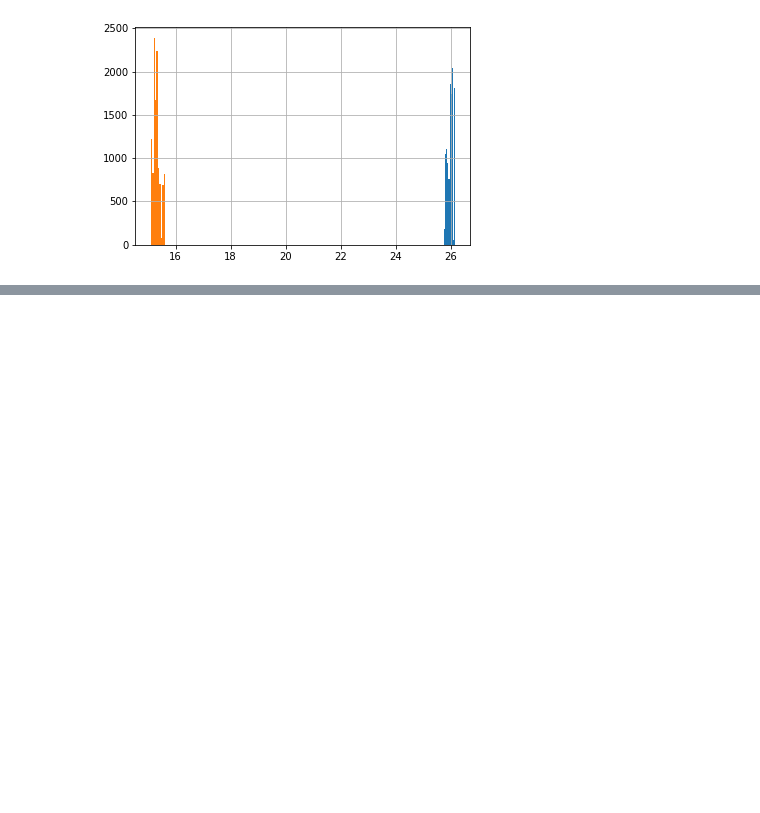
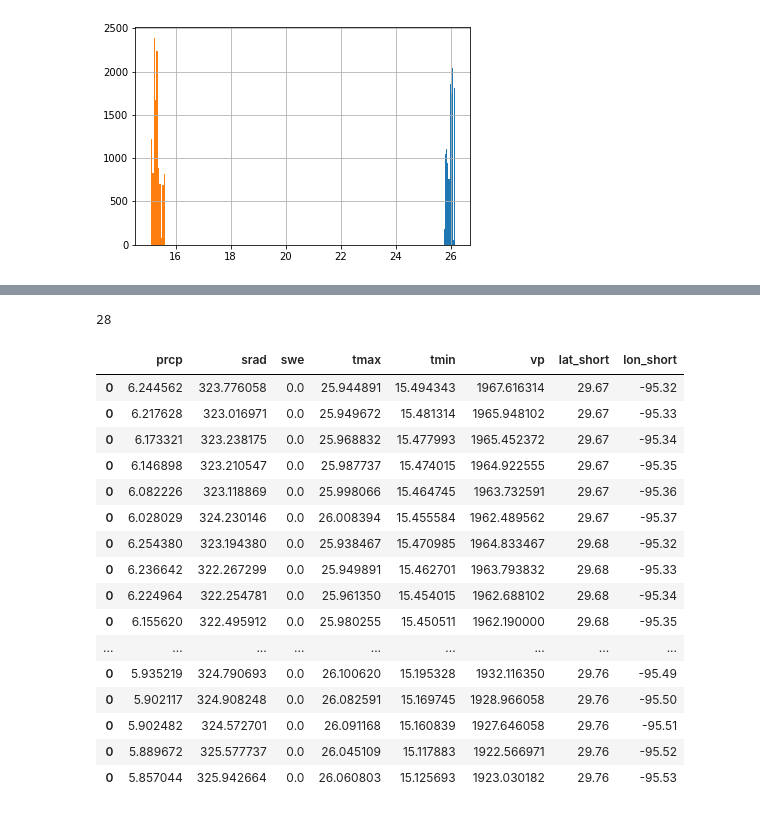
Before and after one commit to v4vigtory/Hyperlocal-Air-Quality-Prediction-in-Houston-neighborhoods, a Jupyter notebook: notebooks/cleaning/met_data.ipynb, the cells around one changed output, grey strips where cells are left out. Cells and saved outputs as stored; diff of their text form; code cells hidden in the pictures; blank space fills up the shorter version.

```diff
--- a/notebooks/cleaning/met_data.ipynb
+++ b/notebooks/cleaning/met_data.ipynb
@@ -177,0 +254,22 @@ Name: tmin, dtype: float64
+# %%
+print(len(met_predict))
+met_predict
+# %% [output]
+28
+|  | prcp | srad | swe | tmax | tmin | vp | lat_short | lon_short |
+| 0 | 6.244562 | 323.776058 | 0.0 | 25.944891 | 15.494343 | 1967.616314 | 29.67 | -95.32 |
+| 0 | 6.217628 | 323.016971 | 0.0 | 25.949672 | 15.481314 | 1965.948102 | 29.67 | -95.33 |
+| 0 | 6.173321 | 323.238175 | 0.0 | 25.968832 | 15.477993 | 1965.452372 | 29.67 | -95.34 |
+| 0 | 6.146898 | 323.210547 | 0.0 | 25.987737 | 15.474015 | 1964.922555 | 29.67 | -95.35 |
+| 0 | 6.082226 | 323.118869 | 0.0 | 25.998066 | 15.464745 | 1963.732591 | 29.67 | -95.36 |
+| 0 | 6.028029 | 324.230146 | 0.0 | 26.008394 | 15.455584 | 1962.489562 | 29.67 | -95.37 |
+| 0 | 6.254380 | 323.194380 | 0.0 | 25.938467 | 15.470985 | 1964.833467 | 29.68 | -95.32 |
+| 0 | 6.236642 | 322.267299 | 0.0 | 25.949891 | 15.462701 | 1963.793832 | 29.68 | -95.33 |
+| 0 | 6.224964 | 322.254781 | 0.0 | 25.961350 | 15.454015 | 1962.688102 | 29.68 | -95.34 |
+| 0 | 6.155620 | 322.495912 | 0.0 | 25.980255 | 15.450511 | 1962.190000 | 29.68 | -95.35 |
+| ... | ... | ... | ... | ... | ... | ... | ... | ... |
+| 0 | 5.935219 | 324.790693 | 0.0 | 26.100620 | 15.195328 | 1932.116350 | 29.76 | -95.49 |
+| 0 | 5.902117 | 324.908248 | 0.0 | 26.082591 | 15.169745 | 1928.966058 | 29.76 | -95.50 |
+| 0 | 5.902482 | 324.572701 | 0.0 | 26.091168 | 15.160839 | 1927.646058 | 29.76 | -95.51 |
+| 0 | 5.889672 | 325.577737 | 0.0 | 26.045109 | 15.117883 | 1922.566971 | 29.76 | -95.52 |
+| 0 | 5.857044 | 325.942664 | 0.0 | 26.060803 | 15.125693 | 1923.030182 | 29.76 | -95.53 |
```
Also changed, not shown: parts of 11 cells of this notebook, 1 other file.
